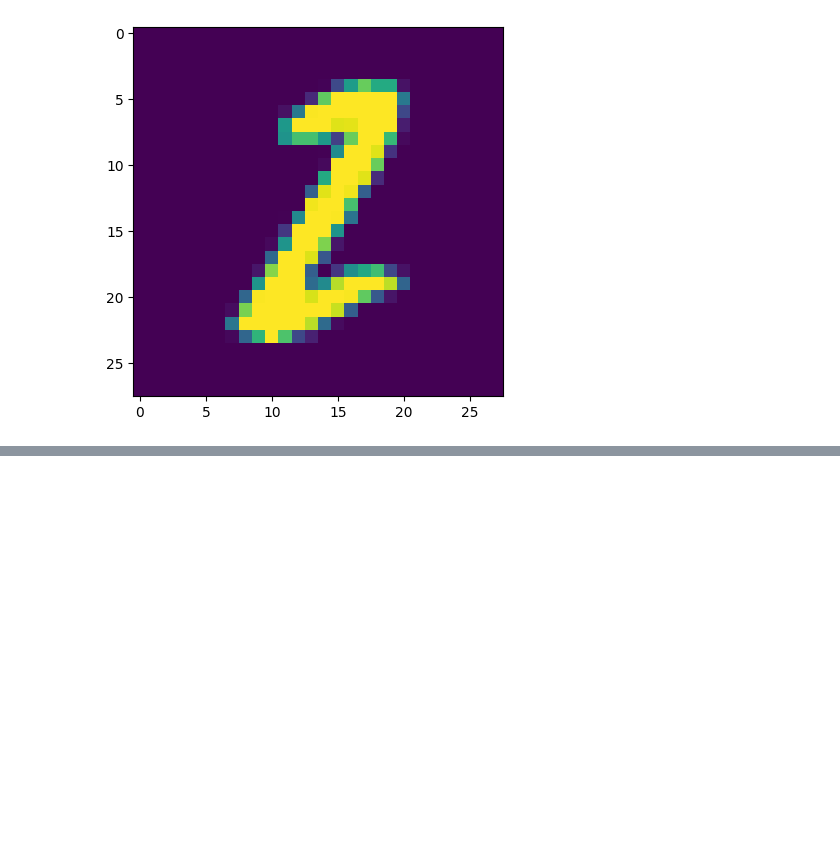
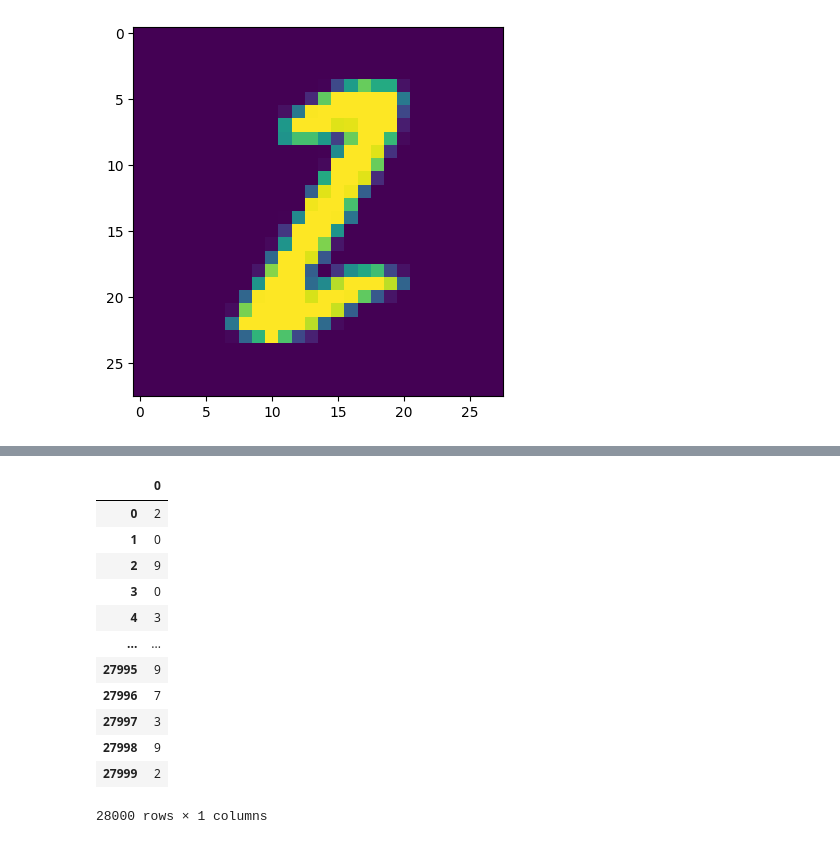
Before and after one commit to Prajwal-repo/AIML-projects, a Jupyter notebook: Handwritten Digit Recognition/Digit_recognition.ipynb, the cells around one changed output, grey strips where cells are left out. Cells and saved outputs as stored; diff of their text form; code cells hidden in the pictures; blank space fills up the shorter version.

```diff
--- a/Handwritten Digit Recognition/Digit_recognition.ipynb
+++ b/Handwritten Digit Recognition/Digit_recognition.ipynb
@@ -61,0 +268,17 @@ plt.show()
+# %%
+predictions = np.argmax(predictions,axis =1)
+pd.DataFrame(predictions)
+# %% [output]
+|  | 0 |
+| 0 | 2 |
+| 1 | 0 |
+| 2 | 9 |
+| 3 | 0 |
+| 4 | 3 |
+| ... | ... |
+| 27995 | 9 |
+| 27996 | 7 |
+| 27997 | 3 |
+| 27998 | 9 |
+| 27999 | 2 |
+28000 rows × 1 columns
```
Also changed, not shown: parts of 22 cells of this notebook, 2 other files.
